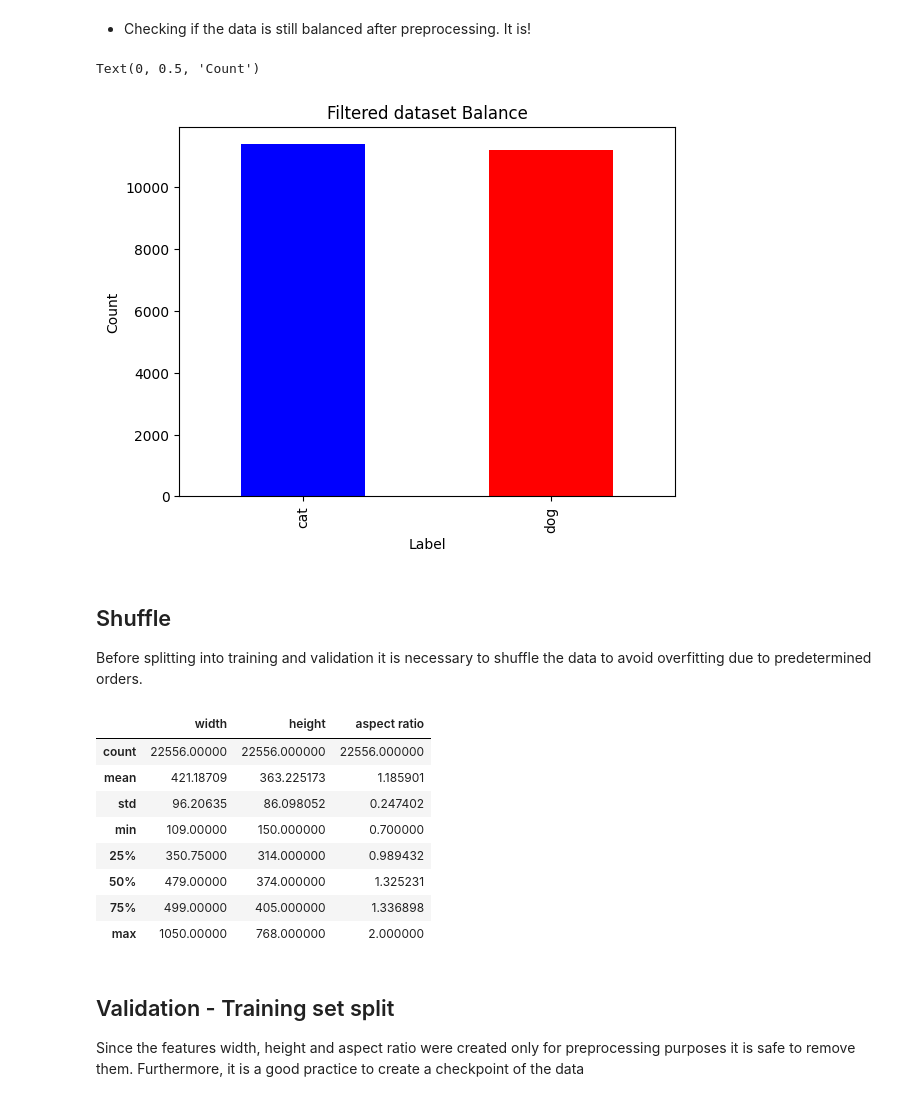
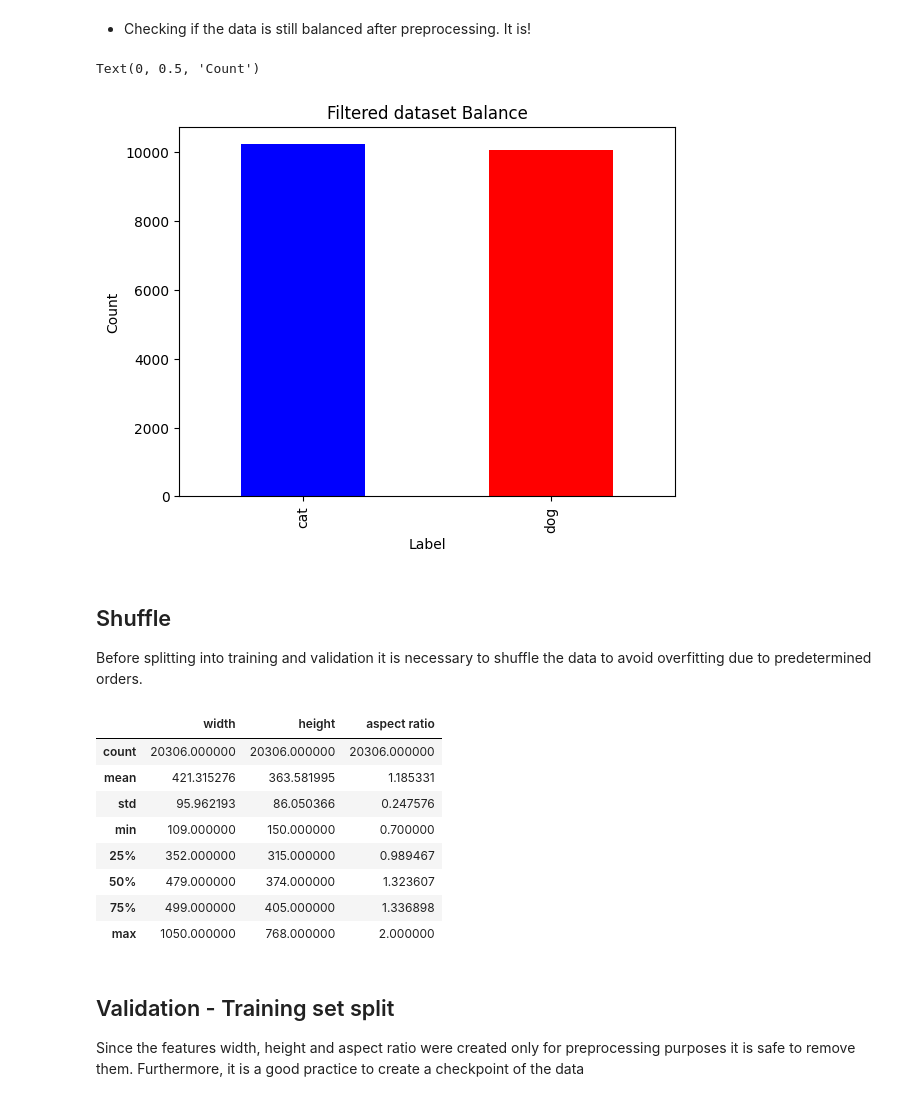
Before and after one commit to BakiRhina/Cats-and-Dogs, a Jupyter notebook: src/training.ipynb, the cells around one changed output. Cells and saved outputs as stored; diff of their text form; code cells hidden in the pictures.

Commit message:
build: testing set; to fix: cnn output

```diff
--- a/src/training.ipynb
+++ b/src/training.ipynb
@@ -210,8 +213,7 @@ width = []
 height = []
 
 for filename in df['filename']:
-  image = cv2.imread(os.path.join(train_path, filename))
-
+  image = cv2.imread(os.path.join(dataset_path, filename))
   width.append(image.shape[1])
   height.append(image.shape[0])
 # %% [markdown]
@@ -226,0 +248,3 @@ full_data['aspect ratio'] = full_data['width'] / full_data['height']
+# %%
+mask = full_data['filename'].isin(validation['filename']) #FIXME - validation --> testing
+mask.describe()
@@ -226,0 +259,3 @@ full_data['aspect ratio'] = full_data['width'] / full_data['height']
+# %%
+train_data = full_data[~mask]
+train_data.describe()
@@ -227,21 +272,21 @@ full_data['aspect ratio'] = full_data['width'] / full_data['height']
 # %%
-full_data = full_data[
-  (full_data['width'] >= 100) &
-  (full_data['height'] >= 150) &
-  (full_data['aspect ratio'] >= 0.7) &
-  (full_data['aspect ratio'] <= 2)
+train_data = train_data[
+  (train_data['width'] >= 100) &
+  (train_data['height'] >= 150) &
+  (train_data['aspect ratio'] >= 0.7) &
+  (train_data['aspect ratio'] <= 2)
 ]
 # %% [markdown]
 - Checking if the data is still balanced after preprocessing. It is!
 # %%
-full_data['label'].value_counts().sort_index().plot(kind='bar', color=['blue', 'red'])
+train_data['label'].value_counts().sort_index().plot(kind='bar', color=['blue', 'red'])
 
 plt.title('Filtered dataset Balance')
 plt.xlabel('Label')
 plt.ylabel('Count')
 # %% [output]
 Text(0, 0.5, 'Count')
-[figure, old version]
+[figure, new version]
 # %% [markdown]
 ## Shuffle
 
@@ -252,18 +297,18 @@ Before splitting into training and validation it is necessary to shuffle the dat
 # If no index is desired:
 #   1. full_data.sample(frac=1).reset_index(drop=True, inplace=True) -> with the original dataframe (full_data)
 #   2. shuffled_data.to_csv('shuffled_data.csv', index=False) -> with a new variable
-shuffled_data = full_data.sample(frac=1).reset_index(drop=True)
+shuffled_data = train_data.sample(frac=1).reset_index(drop=True)
 shuffled_data.describe()
 # %% [output]
 |  | width | height | aspect ratio |
-| count | 22556.00000 | 22556.000000 | 22556.000000 |
-| mean | 421.18709 | 363.225173 | 1.185901 |
-| std | 96.20635 | 86.098052 | 0.247402 |
-| min | 109.00000 | 150.000000 | 0.700000 |
-| 25% | 350.75000 | 314.000000 | 0.989432 |
-| 50% | 479.00000 | 374.000000 | 1.325231 |
-| 75% | 499.00000 | 405.000000 | 1.336898 |
-| max | 1050.00000 | 768.000000 | 2.000000 |
+| count | 20306.000000 | 20306.000000 | 20306.000000 |
+| mean | 421.315276 | 363.581995 | 1.185331 |
+| std | 95.962193 | 86.050366 | 0.247576 |
+| min | 109.000000 | 150.000000 | 0.700000 |
+| 25% | 352.000000 | 315.000000 | 0.989467 |
+| 50% | 479.000000 | 374.000000 | 1.323607 |
+| 75% | 499.000000 | 405.000000 | 1.336898 |
+| max | 1050.000000 | 768.000000 | 2.000000 |
 # %% [markdown]
 ## Validation - Training set split
 
```
Also changed, not shown: parts of 38 cells of this notebook.
